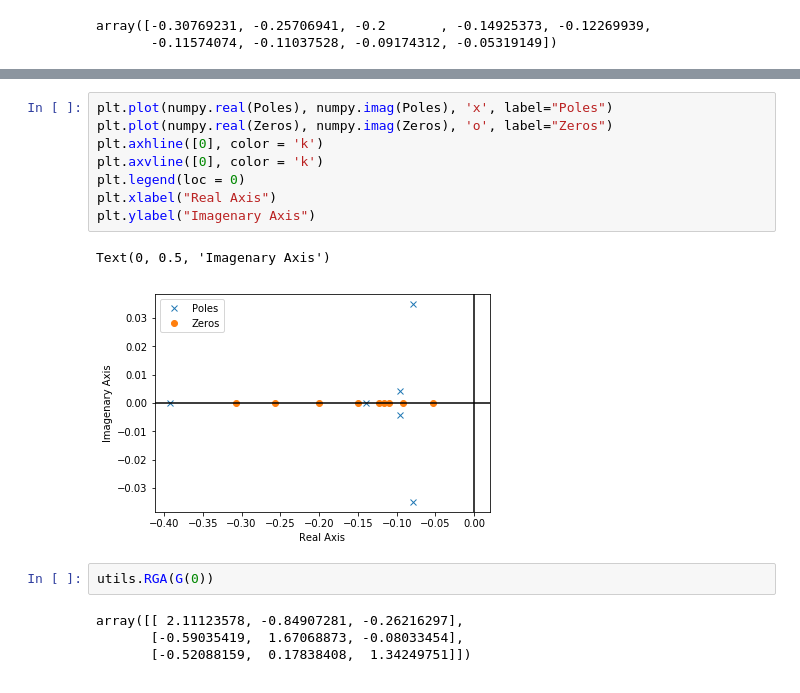
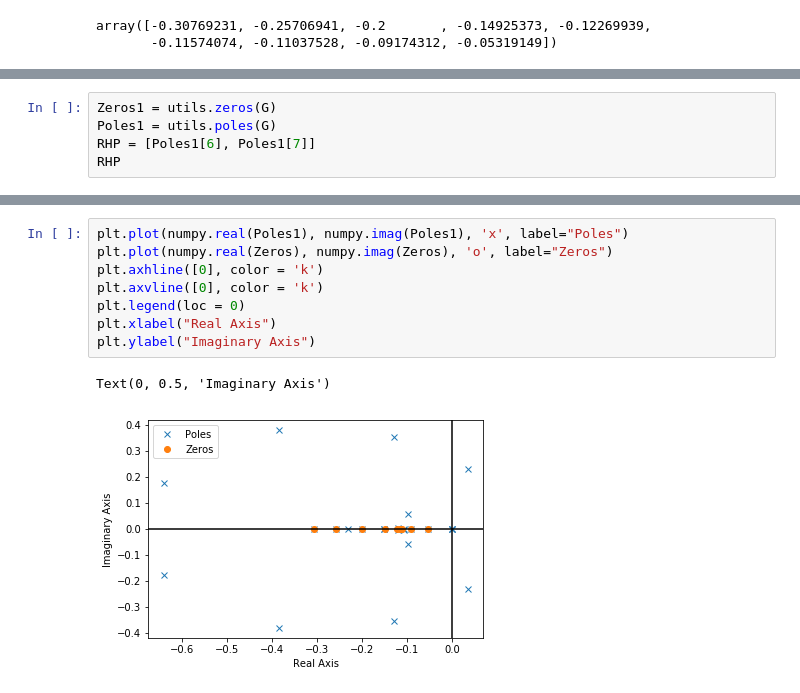
Before and after one commit to WillemASmit/CBT700---Project, a Jupyter notebook: Process Model Description and Information/Poles and Zeros.ipynb, the cells around one changed output, grey strips where cells are left out. Saved outputs shown, nothing was run; the diff lists cells and outputs as text.

Commit message:
Upating Poles and Zeros, System with deadtime

```diff
--- a/Process Model Description and Information/Poles and Zeros.ipynb
+++ b/Process Model Description and Information/Poles and Zeros.ipynb
@@ -49,0 +30,5 @@ utils.pole_zero_directions(G, Zeros, 'p')
+# %%
+Zeros1 = utils.zeros(G)
+Poles1 = utils.poles(G)
+RHP = [Poles1[6], Poles1[7]]
+RHP
@@ -50,17 +72,11 @@ utils.pole_zero_directions(G, Zeros, 'p')
 # %%
-plt.plot(numpy.real(Poles), numpy.imag(Poles), 'x', label="Poles")
+plt.plot(numpy.real(Poles1), numpy.imag(Poles1), 'x', label="Poles")
 plt.plot(numpy.real(Zeros), numpy.imag(Zeros), 'o', label="Zeros")
 plt.axhline([0], color = 'k')
 plt.axvline([0], color = 'k')
 plt.legend(loc = 0)
 plt.xlabel("Real Axis")
-plt.ylabel("Imagenary Axis")
+plt.ylabel("Imaginary Axis")
 # %% [output]
-Text(0, 0.5, 'Imagenary Axis')
+Text(0, 0.5, 'Imaginary Axis')
-[figure, old version]
+[figure, new version]
-# %%
-utils.RGA(G(0))
-# %% [output]
-array([[ 2.11123578, -0.84907281, -0.26216297],
-       [-0.59035419,  1.67068873, -0.08033454],
-       [-0.52088159,  0.17838408,  1.34249751]])
```
Also changed, not shown: parts of 13 cells of this notebook, 38 other files.
